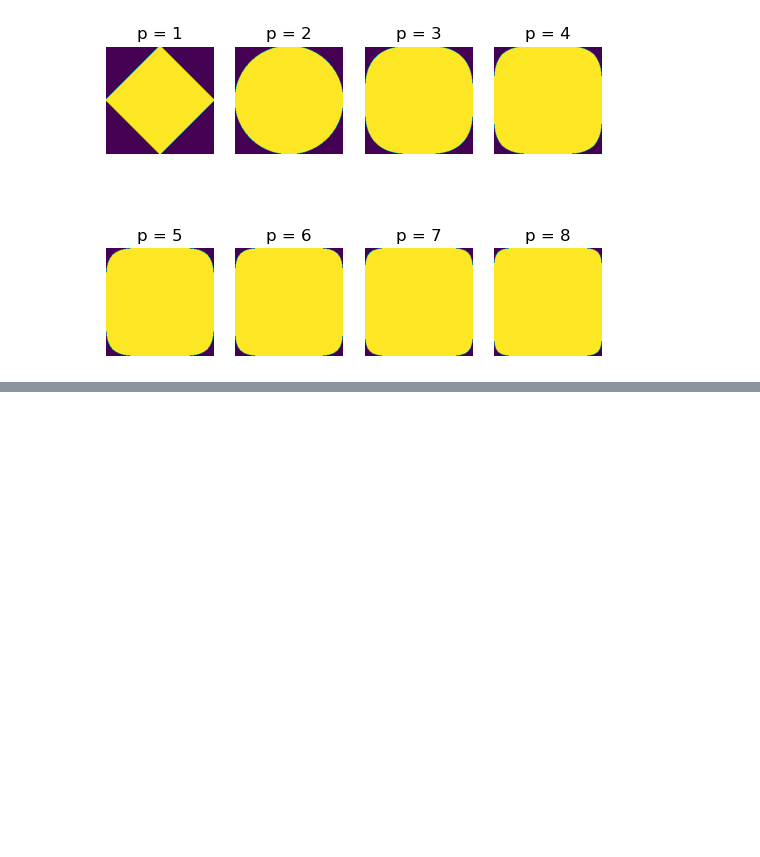
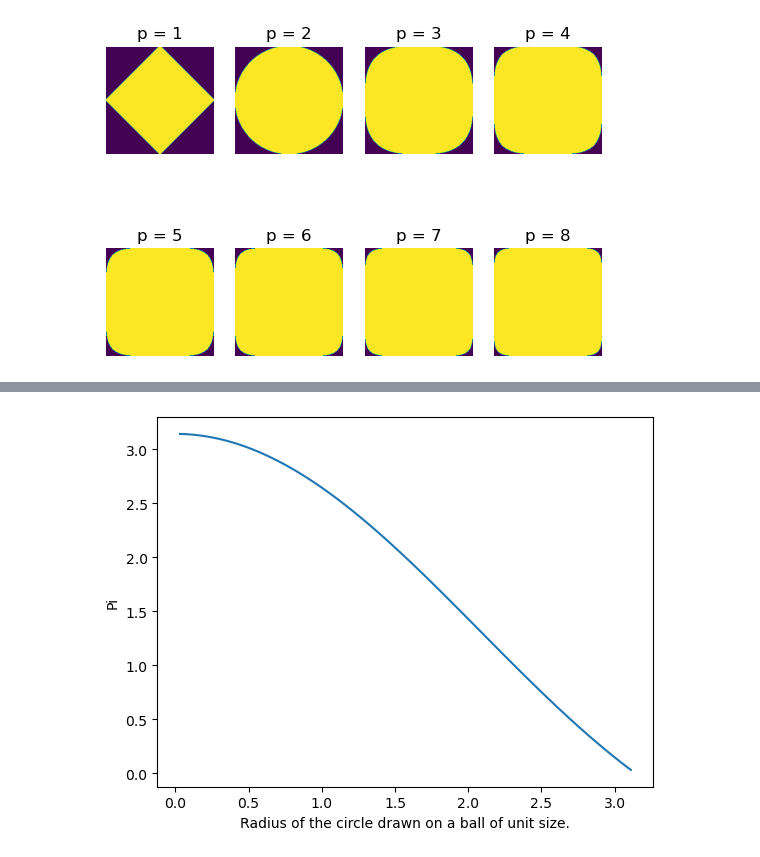
Before and after one commit to entrymissing/pi, a Jupyter notebook: Different Pis.ipynb, the cells around one changed output, grey strips where cells are left out. Cells and saved outputs as stored; diff of their text form; code cells hidden in the pictures; blank space fills up the shorter version.

```diff
--- a/Different Pis.ipynb
+++ b/Different Pis.ipynb
@@ -121,0 +152,18 @@ And if you were to draw a circle with radius $20.000$ while standing on the nort
+# %%
+from matplotlib import pyplot as plt
+import numpy as np
+
+x = []
+y = [np.pi]
+y = []
+steps = 100
+for x_idx in range(1, steps):
+    cur_x = x_idx / steps * np.pi
+    x.append(cur_x)
+    y.append(np.pi * np.sin(cur_x) / cur_x)
+
+fig = plt.plot(x,y)
+p = plt.xlabel('Radius of the circle drawn on a ball of unit size')
+p = plt.ylabel('Pi')
+# %% [output]
+[figure, added]
```
Also changed, not shown: parts of 3 cells of this notebook, 2 other files.
